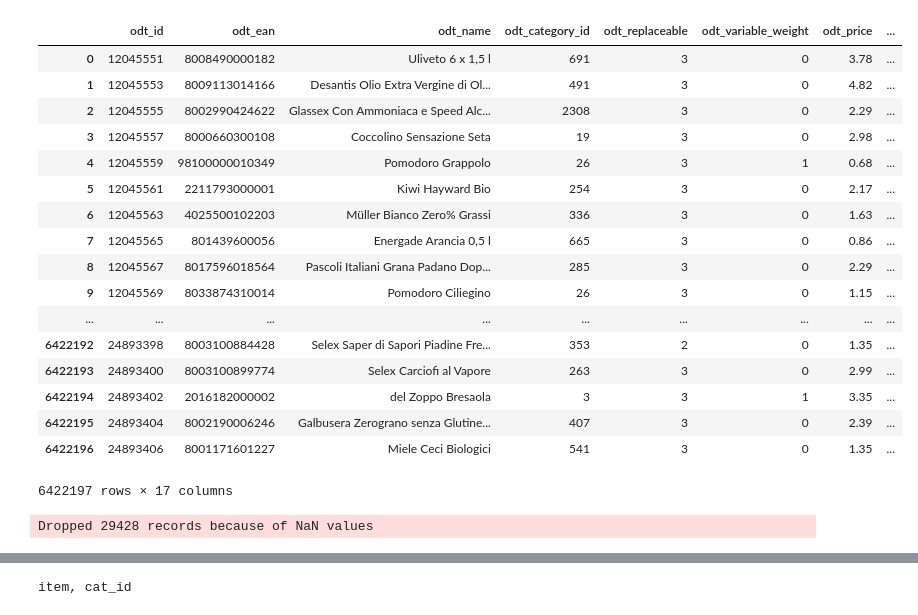
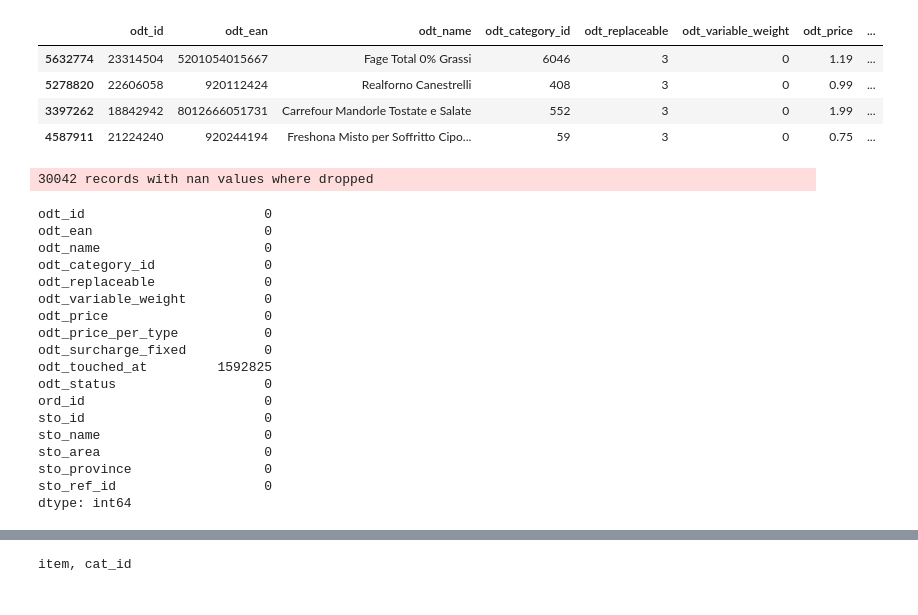
Before and after one commit to analitico/analitico, a Jupyter notebook: notebooks/rx_s24_ordersorting.ipynb, the cells around one changed output, grey strips where cells are left out. Saved outputs shown, nothing was run; the diff lists cells and outputs as text; code cells hidden in the pictures.

Commit message:
First run at ordersorting notebook working
Also checking in old ordersorting via plugins just for backup

```diff
--- a/notebooks/rx_s24_ordersorting.ipynb
+++ b/notebooks/rx_s24_ordersorting.ipynb
@@ -149,39 +145,53 @@ data = [
 		}
 	]
 # %%
-df1 = factory.run_plugin(action=action, settings = {
+df1 = factory.run_plugin(action="train", settings = {
     "name": "analitico.plugin.DatasetSourcePlugin",
     "dataset_id": "ds_s24_outofstock_nb"
 })
 # %%
-df1
+df1.sample(4)
 # %% [output]
 |  | odt_id | odt_ean | odt_name | odt_category_id | odt_replaceable | odt_variable_weight | odt_price | ... |
-| 0 | 12045551 | 8008490000182 | Uliveto 6 x 1,5 l | 691 | 3 | 0 | 3.78 | ... |
-| 1 | 12045553 | 8009113014166 | Desantis Olio Extra Vergine di Ol... | 491 | 3 | 0 | 4.82 | ... |
-| 2 | 12045555 | 8002990424622 | Glassex Con Ammoniaca e Speed Alc... | 2308 | 3 | 0 | 2.29 | ... |
-| 3 | 12045557 | 8000660300108 | Coccolino Sensazione Seta | 19 | 3 | 0 | 2.98 | ... |
-| 4 | 12045559 | 98100000010349 | Pomodoro Grappolo | 26 | 3 | 1 | 0.68 | ... |
-| 5 | 12045561 | 2211793000001 | Kiwi Hayward Bio | 254 | 3 | 0 | 2.17 | ... |
-| 6 | 12045563 | 4025500102203 | Müller Bianco Zero% Grassi | 336 | 3 | 0 | 1.63 | ... |
-| 7 | 12045565 | 801439600056 | Energade Arancia 0,5 l | 665 | 3 | 0 | 0.86 | ... |
-| 8 | 12045567 | 8017596018564 | Pascoli Italiani Grana Padano Dop... | 285 | 3 | 0 | 2.29 | ... |
-| 9 | 12045569 | 8033874310014 | Pomodoro Ciliegino | 26 | 3 | 0 | 1.15 | ... |
-| ... | ... | ... | ... | ... | ... | ... | ... | ... |
-| 6422192 | 24893398 | 8003100884428 | Selex Saper di Sapori Piadine Fre... | 353 | 2 | 0 | 1.35 | ... |
-| 6422193 | 24893400 | 8003100899774 | Selex Carciofi al Vapore | 263 | 3 | 0 | 2.99 | ... |
-| 6422194 | 24893402 | 2016182000002 | del Zoppo Bresaola | 3 | 3 | 1 | 3.35 | ... |
-| 6422195 | 24893404 | 8002190006246 | Galbusera Zerograno senza Glutine... | 407 | 3 | 0 | 2.39 | ... |
-| 6422196 | 24893406 | 8001171601227 | Miele Ceci Biologici | 541 | 3 | 0 | 1.35 | ... |
+| 5632774 | 23314504 | 5201054015667 | Fage Total 0% Grassi | 6046 | 3 | 0 | 1.19 | ... |
+| 5278820 | 22606058 | 920112424 | Realforno Canestrelli | 408 | 3 | 0 | 0.99 | ... |
+| 3397262 | 18842942 | 8012666051731 | Carrefour Mandorle Tostate e Salate | 552 | 3 | 0 | 1.99 | ... |
+| 4587911 | 21224240 | 920244194 | Freshona Misto per Soffritto Cipo... | 59 | 3 | 0 | 0.75 | ... |
-6422197 rows × 17 columns
 # %%
+records = len(df1.index)
+
 # remove rows which have the string "nan" as odt_ean or odt_category_id
-records = len(df1.index)
+# notice how this is nan the string, not np.NaN the correct not a number
+# constant. these are coming from encoding errors in the original source tables.
 df1.drop(df1[df1["odt_category_id"] == "nan"].index, inplace=True)
 df1.drop(df1[df1["odt_ean"] == "nan"].index, inplace=True)
 
+# missing store province
+df1.drop(df1[df1["sto_province"].isna()].index, inplace=True)
+
 if len(df1.index) < records:
-    logger.warn(f"Dropped {records - len(df1.index)} records because of NaN values")
+    logger.warning(f"{records - len(df1.index)} records with nan values where dropped")
+
+# check to make sure we don't have null values
+df1.isna().sum()
 # %% [output]
-Dropped 29428 records because of NaN values
+30042 records with nan values where dropped
+odt_id                       0
+odt_ean                      0
+odt_name                     0
+odt_category_id              0
+odt_replaceable              0
+odt_variable_weight          0
+odt_price                    0
+odt_price_per_type           0
+odt_surcharge_fixed          0
+odt_touched_at         1592825
+odt_status                   0
+ord_id                       0
+sto_id                       0
+sto_name                     0
+sto_area                     0
+sto_province                 0
+sto_ref_id                   0
+dtype: int64
 # %%
```
Also changed, not shown: parts of 10 cells of this notebook, 1 other file.
